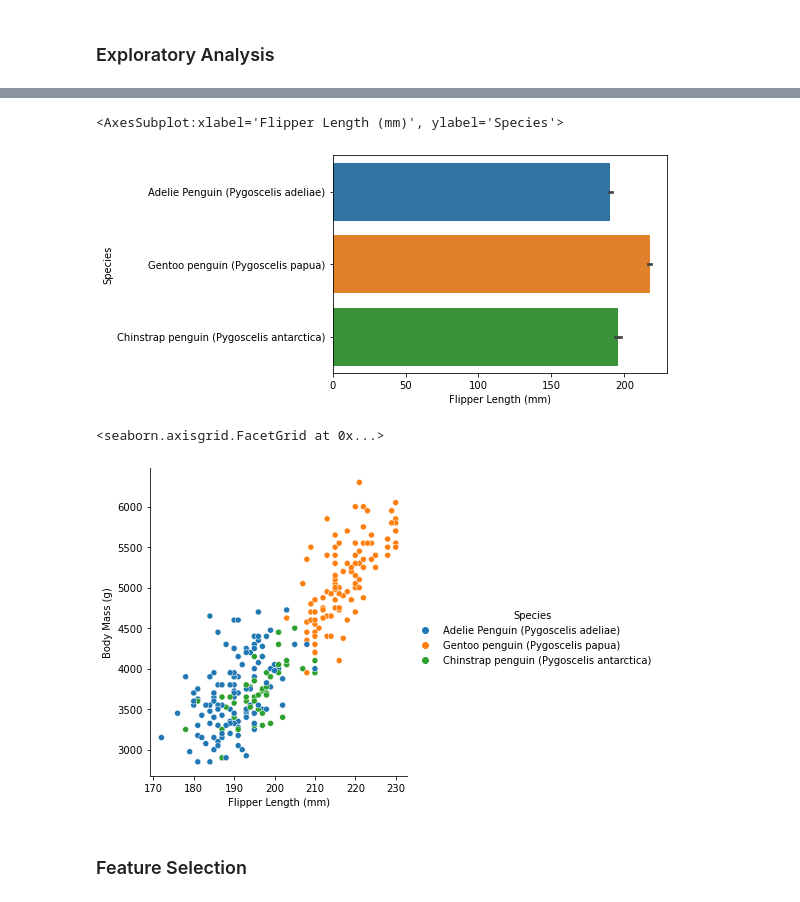
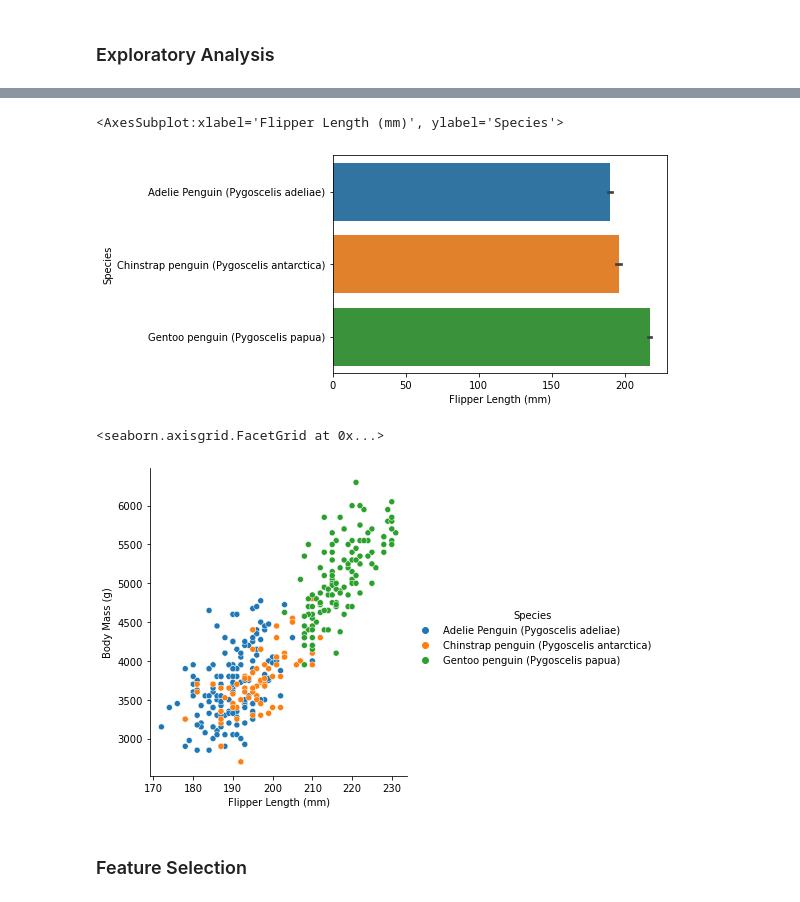
Before and after one commit to ryankkien/penguinsproject, a Jupyter notebook: penguinsproject.ipynb, the cells around one changed output, grey strips where cells are left out. Drawn from its saved outputs; the diff is of its cells as text; code cells hidden in the pictures.

```diff
--- a/penguinsproject.ipynb
+++ b/penguinsproject.ipynb
@@ -73,13 +66,13 @@ TypeError: list indices must be integers or slices, not str
 # %%
-sns.barplot(data=X_train, x="Flipper Length (mm)", y=y_train)
+sns.barplot(data=penguins, x="Flipper Length (mm)", y='Species')
 # %% [output]
 <AxesSubplot:xlabel='Flipper Length (mm)', ylabel='Species'>
-[figure, old version]
+[figure, new version]
 # %%
-sns.relplot(x = "Flipper Length (mm)", y = "Body Mass (g)",data = X_train, hue = y_train)
+sns.relplot(x = "Flipper Length (mm)", y = "Body Mass (g)",data = penguins, hue = 'Species')
 # %% [output]
 <seaborn.axisgrid.FacetGrid at 0x...>
-[figure, old version]
+[figure, new version]
 # %% [markdown]
 ### Feature Selection
 # %% [markdown]
```
Also changed, not shown: parts of 2 cells of this notebook.
